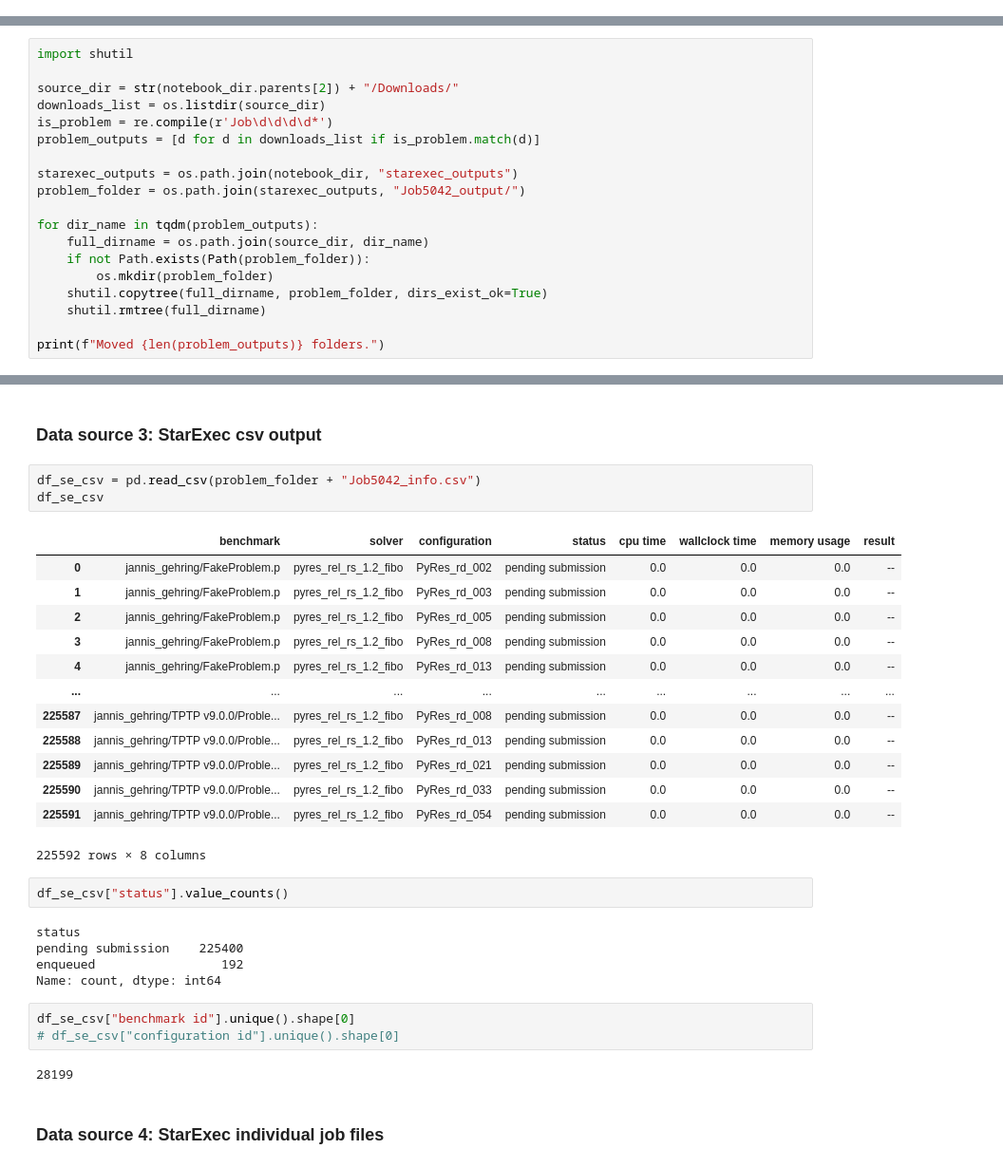
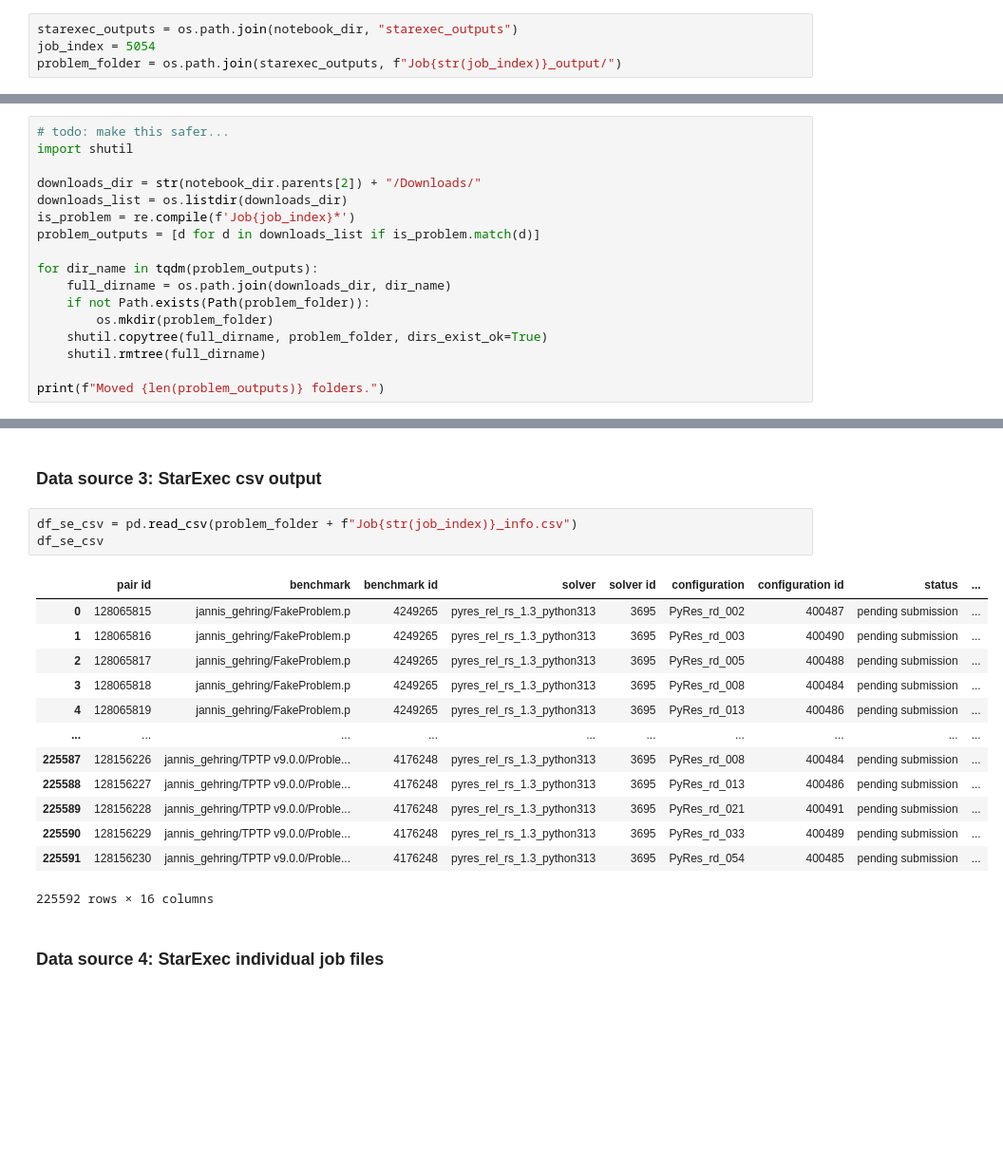
Before and after one commit to GehriJan/coursework-pyres, a Jupyter notebook: src/notebook.ipynb, the cells around one changed output, grey strips where cells are left out. Shown at 95% size. Drawn from its saved outputs; the diff is of its cells as text; blank space fills up the shorter version.

```diff
--- a/src/notebook.ipynb
+++ b/src/notebook.ipynb
@@ -216,20 +192,22 @@ plt.tight_layout()
 # %% [markdown]
 ### General Starexec output stuff
+# %%
+starexec_outputs = os.path.join(notebook_dir, "starexec_outputs")
+job_index = 5054
+problem_folder = os.path.join(starexec_outputs, f"Job{str(job_index)}_output/")
 # %% [markdown]
 #### Move problem outputs from Downloads to project
 # %%
+# todo: make this safer...
 import shutil
 
-source_dir = str(notebook_dir.parents[2]) + "/Downloads/"
-downloads_list = os.listdir(source_dir)
-is_problem = re.compile(r'Job\d\d\d\d*')
+downloads_dir = str(notebook_dir.parents[2]) + "/Downloads/"
+downloads_list = os.listdir(downloads_dir)
+is_problem = re.compile(f'Job{job_index}*')
 problem_outputs = [d for d in downloads_list if is_problem.match(d)]
 
-starexec_outputs = os.path.join(notebook_dir, "starexec_outputs")
-problem_folder = os.path.join(starexec_outputs, "Job5042_output/")
-
 for dir_name in tqdm(problem_outputs):
-    full_dirname = os.path.join(source_dir, dir_name)
+    full_dirname = os.path.join(downloads_dir, dir_name)
     if not Path.exists(Path(problem_folder)):
         os.mkdir(problem_folder)
     shutil.copytree(full_dirname, problem_folder, dirs_exist_ok=True)
@@ -241,33 +219,21 @@ Moved 2 folders.
 # %% [markdown]
 ### Data source 3: StarExec csv output
 # %%
-df_se_csv = pd.read_csv(problem_folder + "Job5042_info.csv")
+df_se_csv = pd.read_csv(problem_folder + f"Job{str(job_index)}_info.csv")
 df_se_csv
 # %% [output]
-|  | benchmark | solver | configuration | status | cpu time | wallclock time | memory usage | result |
-| 0 | jannis_gehring/FakeProblem.p | pyres_rel_rs_1.2_fibo | PyRes_rd_002 | pending submission | 0.0 | 0.0 | 0.0 | -- |
-| 1 | jannis_gehring/FakeProblem.p | pyres_rel_rs_1.2_fibo | PyRes_rd_003 | pending submission | 0.0 | 0.0 | 0.0 | -- |
-| 2 | jannis_gehring/FakeProblem.p | pyres_rel_rs_1.2_fibo | PyRes_rd_005 | pending submission | 0.0 | 0.0 | 0.0 | -- |
-| 3 | jannis_gehring/FakeProblem.p | pyres_rel_rs_1.2_fibo | PyRes_rd_008 | pending submission | 0.0 | 0.0 | 0.0 | -- |
-| 4 | jannis_gehring/FakeProblem.p | pyres_rel_rs_1.2_fibo | PyRes_rd_013 | pending submission | 0.0 | 0.0 | 0.0 | -- |
-| ... | ... | ... | ... | ... | ... | ... | ... | ... |
-| 225587 | jannis_gehring/TPTP v9.0.0/Proble... | pyres_rel_rs_1.2_fibo | PyRes_rd_008 | pending submission | 0.0 | 0.0 | 0.0 | -- |
-| 225588 | jannis_gehring/TPTP v9.0.0/Proble... | pyres_rel_rs_1.2_fibo | PyRes_rd_013 | pending submission | 0.0 | 0.0 | 0.0 | -- |
-| 225589 | jannis_gehring/TPTP v9.0.0/Proble... | pyres_rel_rs_1.2_fibo | PyRes_rd_021 | pending submission | 0.0 | 0.0 | 0.0 | -- |
-| 225590 | jannis_gehring/TPTP v9.0.0/Proble... | pyres_rel_rs_1.2_fibo | PyRes_rd_033 | pending submission | 0.0 | 0.0 | 0.0 | -- |
-| 225591 | jannis_gehring/TPTP v9.0.0/Proble... | pyres_rel_rs_1.2_fibo | PyRes_rd_054 | pending submission | 0.0 | 0.0 | 0.0 | -- |
+|  | pair id | benchmark | benchmark id | solver | solver id | configuration | configuration id | status | ... |
+| 0 | 128065815 | jannis_gehring/FakeProblem.p | 4249265 | pyres_rel_rs_1.3_python313 | 3695 | PyRes_rd_002 | 400487 | pending submission | ... |
+| 1 | 128065816 | jannis_gehring/FakeProblem.p | 4249265 | pyres_rel_rs_1.3_python313 | 3695 | PyRes_rd_003 | 400490 | pending submission | ... |
+| 2 | 128065817 | jannis_gehring/FakeProblem.p | 4249265 | pyres_rel_rs_1.3_python313 | 3695 | PyRes_rd_005 | 400488 | pending submission | ... |
+| 3 | 128065818 | jannis_gehring/FakeProblem.p | 4249265 | pyres_rel_rs_1.3_python313 | 3695 | PyRes_rd_008 | 400484 | pending submission | ... |
+| 4 | 128065819 | jannis_gehring/FakeProblem.p | 4249265 | pyres_rel_rs_1.3_python313 | 3695 | PyRes_rd_013 | 400486 | pending submission | ... |
+| ... | ... | ... | ... | ... | ... | ... | ... | ... | ... |
+| 225587 | 128156226 | jannis_gehring/TPTP v9.0.0/Proble... | 4176248 | pyres_rel_rs_1.3_python313 | 3695 | PyRes_rd_008 | 400484 | pending submission | ... |
+| 225588 | 128156227 | jannis_gehring/TPTP v9.0.0/Proble... | 4176248 | pyres_rel_rs_1.3_python313 | 3695 | PyRes_rd_013 | 400486 | pending submission | ... |
+| 225589 | 128156228 | jannis_gehring/TPTP v9.0.0/Proble... | 4176248 | pyres_rel_rs_1.3_python313 | 3695 | PyRes_rd_021 | 400491 | pending submission | ... |
+| 225590 | 128156229 | jannis_gehring/TPTP v9.0.0/Proble... | 4176248 | pyres_rel_rs_1.3_python313 | 3695 | PyRes_rd_033 | 400489 | pending submission | ... |
+| 225591 | 128156230 | jannis_gehring/TPTP v9.0.0/Proble... | 4176248 | pyres_rel_rs_1.3_python313 | 3695 | PyRes_rd_054 | 400485 | pending submission | ... |
-225592 rows × 8 columns
+225592 rows × 16 columns
-# %%
-df_se_csv["status"].value_counts()
-# %% [output]
-status
-pending submission    225400
-enqueued                 192
-Name: count, dtype: int64
-# %%
-df_se_csv["benchmark id"].unique().shape[0]
-# df_se_csv["configuration id"].unique().shape[0]
-# %% [output]
-28199
 # %% [markdown]
 ### Data source 4: StarExec individual job files
```
Also changed, not shown: parts of 20 cells of this notebook, 1 other file.
